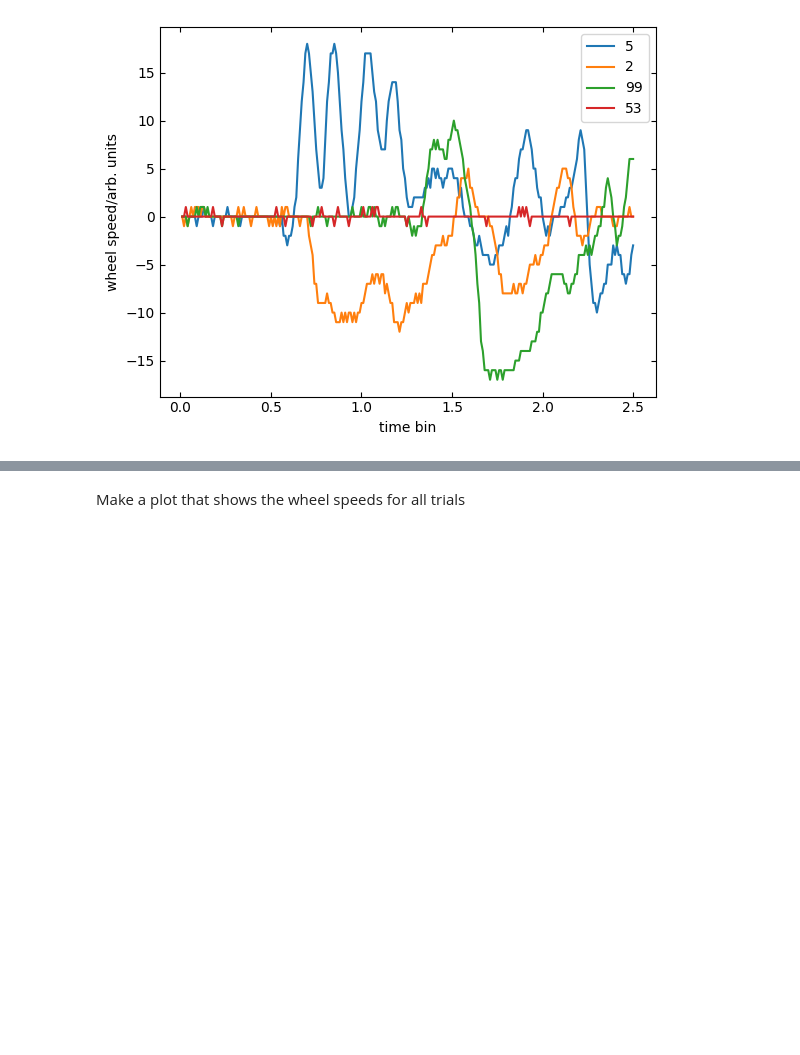
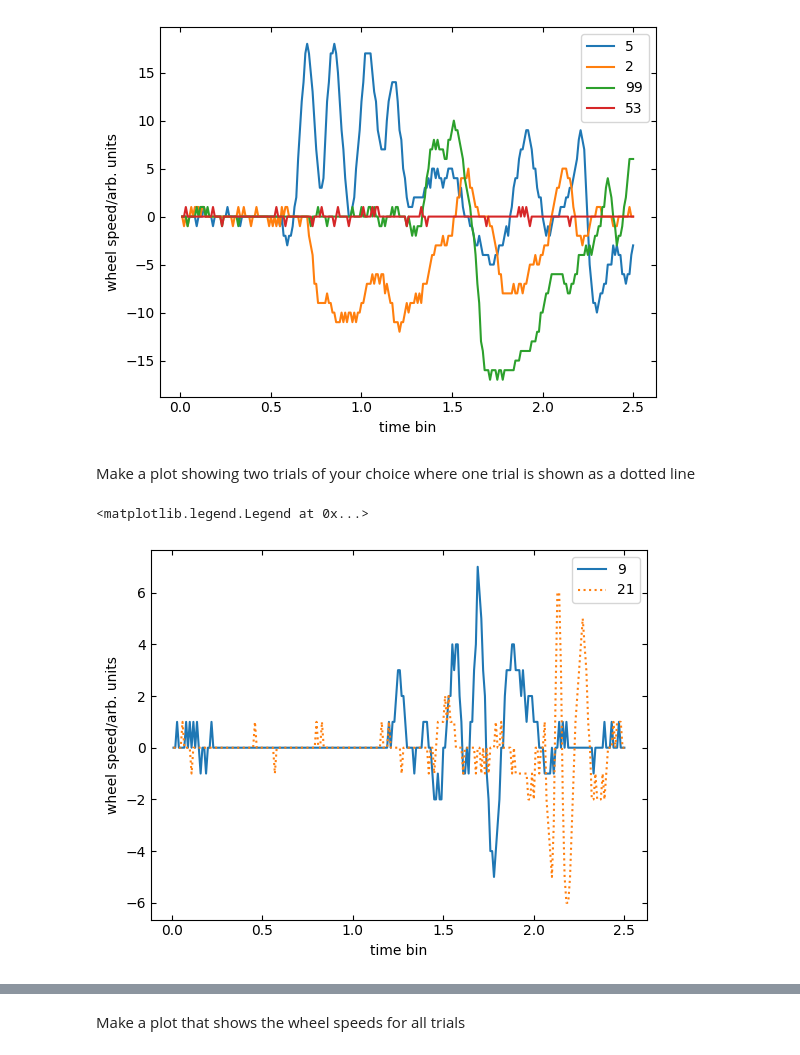
Before and after one commit to ibehave-ibots/iBOTS-Tools, a Jupyter notebook: workshops/python-workshop-1/exercises/ben/Day2-wheelspeed-with-solns.ipynb, the cells around one changed output, grey strips where cells are left out. Drawn from its saved outputs; the diff is of its cells as text; code cells hidden in the pictures; blank space fills up the shorter version.

Commit message:
wheel sec 2 improved

```diff
--- a/workshops/python-workshop-1/exercises/ben/Day2-wheelspeed-with-solns.ipynb
+++ b/workshops/python-workshop-1/exercises/ben/Day2-wheelspeed-with-solns.ipynb
@@ -388,3 +389,14 @@ plt.legend()
 # %% [output]
 <matplotlib.legend.Legend at 0x...>
 [figure]
+# %% [markdown]
+Make a plot showing two trials of your choice where one trial is shown as a dotted line
+# %%
+plt.plot(wheel_df[9], label=9)
+plt.plot(wheel_df[21], label=21, linestyle='dotted')
+plt.xlabel('time bin')
+plt.ylabel('wheel speed/arb. units')
+plt.legend()
+# %% [output]
+<matplotlib.legend.Legend at 0x...>
+[figure, added]
```
Also changed, not shown: parts of 12 cells of this notebook.
